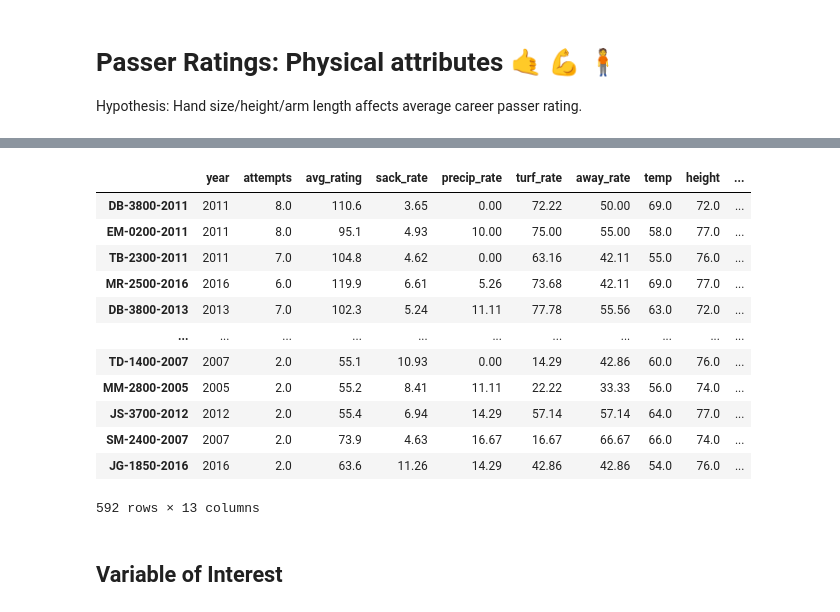
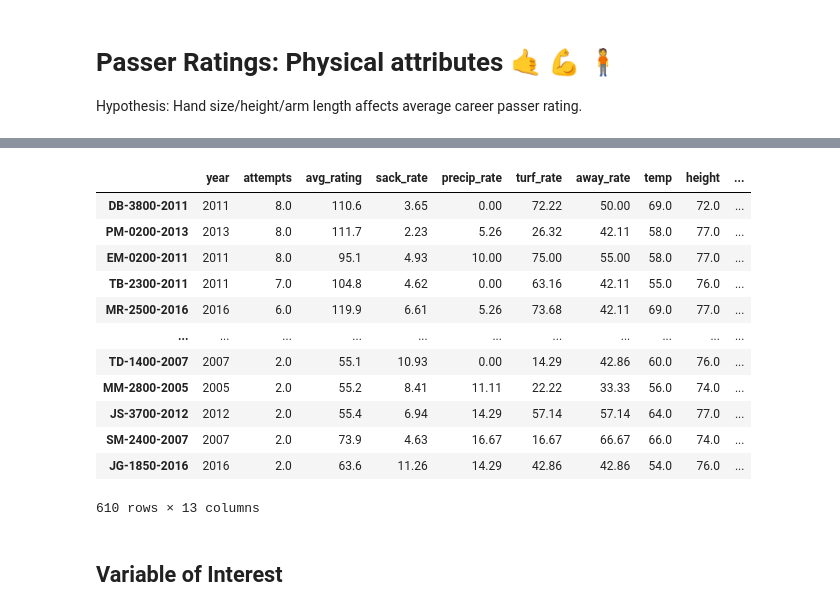
Before and after one commit to lewisbails/nfl-project, a Jupyter notebook: notebooks/passer_ratings.ipynb, the cells around one changed output, grey strips where cells are left out. Cells and saved outputs as stored; diff of their text form; code cells hidden in the pictures.

```diff
--- a/notebooks/passer_ratings.ipynb
+++ b/notebooks/passer_ratings.ipynb
@@ -22,29 +19,28 @@ The autoreload extension is already loaded. To reload it, use:
 # %%
 df = pd.read_csv('../data/passer_ratings.csv', index_col=0)
 df['attempts'] = round(df['attempts']/100)
 df['sack_rate'] = round(df['sack_rate']*100,2)
 df['alt_rate'] = round(df['alt_rate']*100,2)
 df['precip_rate'] = round(df['precip_rate']*100,2)
 df['turf_rate'] = round(df['turf_rate']*100,2)
 df['away_rate'] = round(df['away_rate']*100,2)
 df['temp'] = round(df['temp'])
-df = df.loc[df['alt_rate']<20, :]
 df.drop(['alt_rate', 'wind_rate'], axis=1, inplace=True)
 df
 # %% [output]
 |  | year | attempts | avg_rating | sack_rate | precip_rate | turf_rate | away_rate | temp | height | ... |
 | DB-3800-2011 | 2011 | 8.0 | 110.6 | 3.65 | 0.00 | 72.22 | 50.00 | 69.0 | 72.0 | ... |
+| PM-0200-2013 | 2013 | 8.0 | 111.7 | 2.23 | 5.26 | 26.32 | 42.11 | 58.0 | 77.0 | ... |
 | EM-0200-2011 | 2011 | 8.0 | 95.1 | 4.93 | 10.00 | 75.00 | 55.00 | 58.0 | 77.0 | ... |
 | TB-2300-2011 | 2011 | 7.0 | 104.8 | 4.62 | 0.00 | 63.16 | 42.11 | 55.0 | 76.0 | ... |
 | MR-2500-2016 | 2016 | 6.0 | 119.9 | 6.61 | 5.26 | 73.68 | 42.11 | 69.0 | 77.0 | ... |
-| DB-3800-2013 | 2013 | 7.0 | 102.3 | 5.24 | 11.11 | 77.78 | 55.56 | 63.0 | 72.0 | ... |
 | ... | ... | ... | ... | ... | ... | ... | ... | ... | ... | ... |
 | TD-1400-2007 | 2007 | 2.0 | 55.1 | 10.93 | 0.00 | 14.29 | 42.86 | 60.0 | 76.0 | ... |
 | MM-2800-2005 | 2005 | 2.0 | 55.2 | 8.41 | 11.11 | 22.22 | 33.33 | 56.0 | 74.0 | ... |
 | JS-3700-2012 | 2012 | 2.0 | 55.4 | 6.94 | 14.29 | 57.14 | 57.14 | 64.0 | 77.0 | ... |
 | SM-2400-2007 | 2007 | 2.0 | 73.9 | 4.63 | 16.67 | 16.67 | 66.67 | 66.0 | 74.0 | ... |
 | JG-1850-2016 | 2016 | 2.0 | 63.6 | 11.26 | 14.29 | 42.86 | 42.86 | 54.0 | 76.0 | ... |
-592 rows × 13 columns
+610 rows × 13 columns
 # %% [markdown]
 ## Variable of Interest
 # %% [markdown]
```
Also changed, not shown: parts of 13 cells of this notebook, 2 other files.
